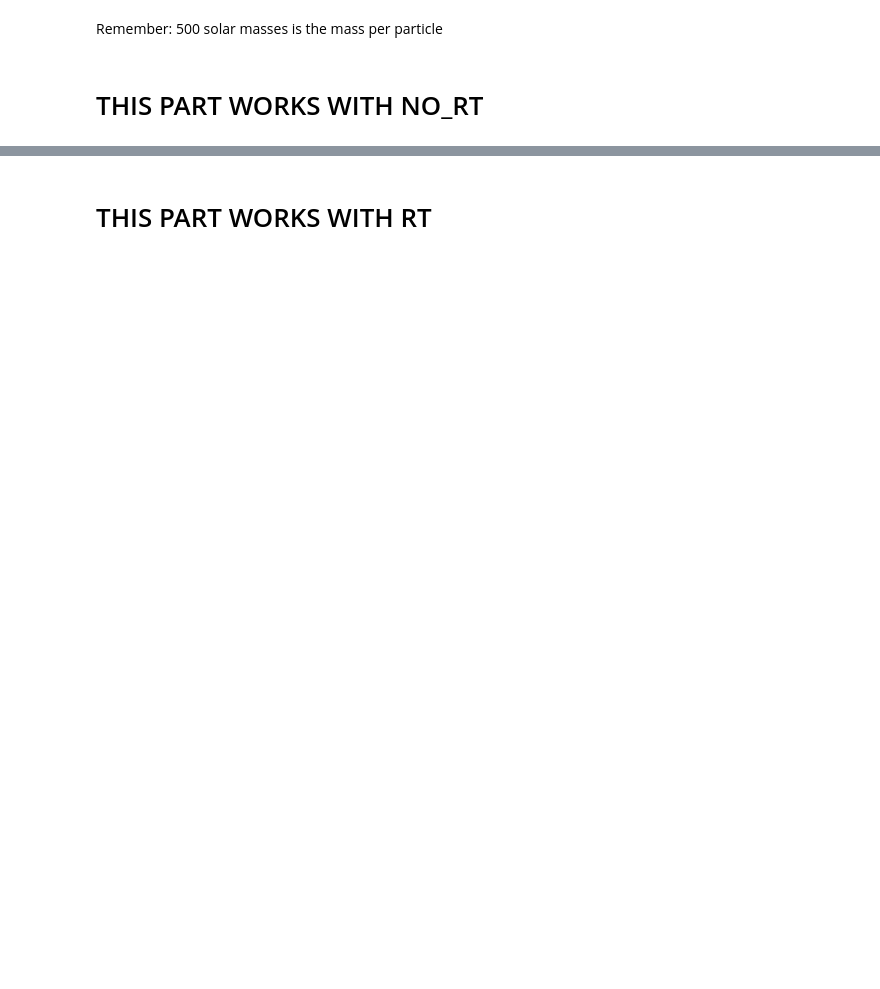
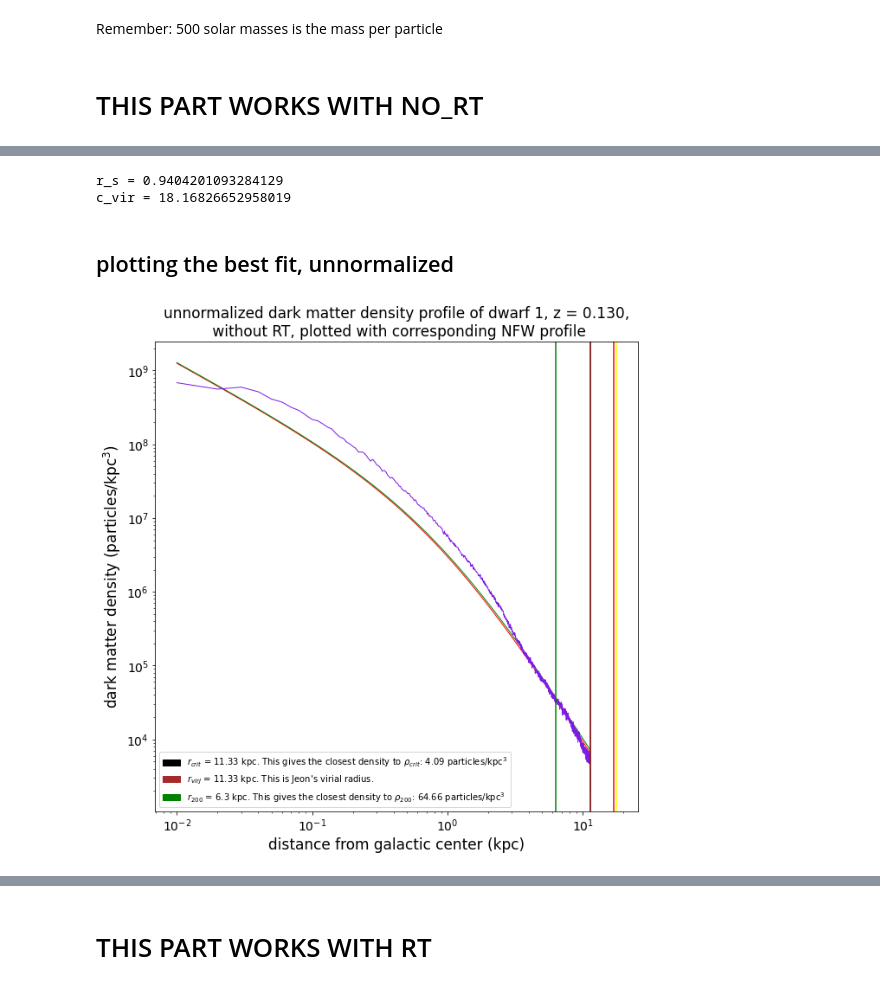
Before and after one commit to nguyenbinh1612/Binh_UFD, a Jupyter notebook: fit-with-NFW-dwarf1.ipynb, the cells around one changed output, grey strips where cells are left out. Cells and saved outputs as stored; diff of their text form; code cells hidden in the pictures; blank space fills up the shorter version.

```diff
--- a/fit-with-NFW-dwarf1.ipynb
+++ b/fit-with-NFW-dwarf1.ipynb
@@ -204,0 +60,15 @@ plt.show()
+# %%
+# the mass is made up by Dr Besla to estimate m_vir
+
+halo6 = NFW(2.85e8) # NFW using M_200 / 0.87
+r_s6 = halo6.r_s()
+c_vir6 = halo6.c_vir()
+print('r_s =', r_s6)
+print('c_vir =', c_vir6)
+
+radius6 = np.arange(0.01, 11.34, 0.01) #unit: kpc
+# %% [output]
+r_s = 0.9404201093284129
+c_vir = 18.16826652958019
+# %% [markdown]
+## plotting the best fit, unnormalized
@@ -205,3 +109,39 @@ plt.show()
+# %%
+# this just makes it more convenient to annotate the graph
+rad_1 = "$r_{crit}$ = " + str(rad_at_rho_crit) + " kpc. This gives the closest density to $ρ_{crit}$: " + \
+str(round(density_profile290_noRT[index][0], 2)) + " particles/kpc$^3$"
+# multiply the density here by 500 to make the horizontal & vertical lines intersect!
+rad_2 = "$r_{virJ}$ = " + str(round(1.133394e+04 * 0.001, 2)) + " kpc. This is Jeon's virial radius."
+rad_3 = "$r_{200}$ = " + str(radi) + " kpc. This gives the closest density to $ρ_{200}$: " + \
+str(round(density_profile290_noRT[ind][0], 2)) + " particles/kpc$^3$"
+
+# the rest is the actual graphing stuff
+plt.figure(figsize=(10, 10))
+plt.plot(radius6, density_profile6, color='red', linewidth=1)
+plt.plot(radius6_1, density_profile6_1, color='green', linewidth=1)
+plt.plot(radius6, density_profile290_noRT * 500, color=(0.5, 0.1, 0.9, 1), linewidth=1)
+plt.axvline(rad_at_rho_crit, color='black')
+plt.axvline(1.133394e+04 * 0.001, color='brown')
+plt.axvline(radi, color='green')
+plt.axvline(halo6_1.r_vir(), color='yellow')
+plt.axvline(halo6.r_vir(), color='red')
+legend1 = mpatches.Patch(color='black', label=rad_1)
+legend2 = mpatches.Patch(color='brown', label=rad_2)
+legend3 = mpatches.Patch(color='green', label=rad_3)
+plt.legend(handles=[legend1, legend2, legend3], loc='lower left')
+
+plt.xlabel('distance from galactic center (kpc)', fontsize=17)
+plt.ylabel('dark matter density (particles/kpc$^3$)', fontsize=17) # using LATEX here!
+plt.xticks(fontsize=14)
+plt.yticks(fontsize=14)
+plt.xscale('log')
+plt.yscale('log')
+
+plt.title('unnormalized dark matter density profile of dwarf 1, z = 0.130,\n without RT, plotted with corresponding NFW profile', loc='center', fontsize=17)
+
+plt.show()
+# %% [output]
+[figure, added]
 # %%
 # plotting the mass profile at this redshift
 
```
Also changed, not shown: parts of 13 cells of this notebook, 1 other file.
